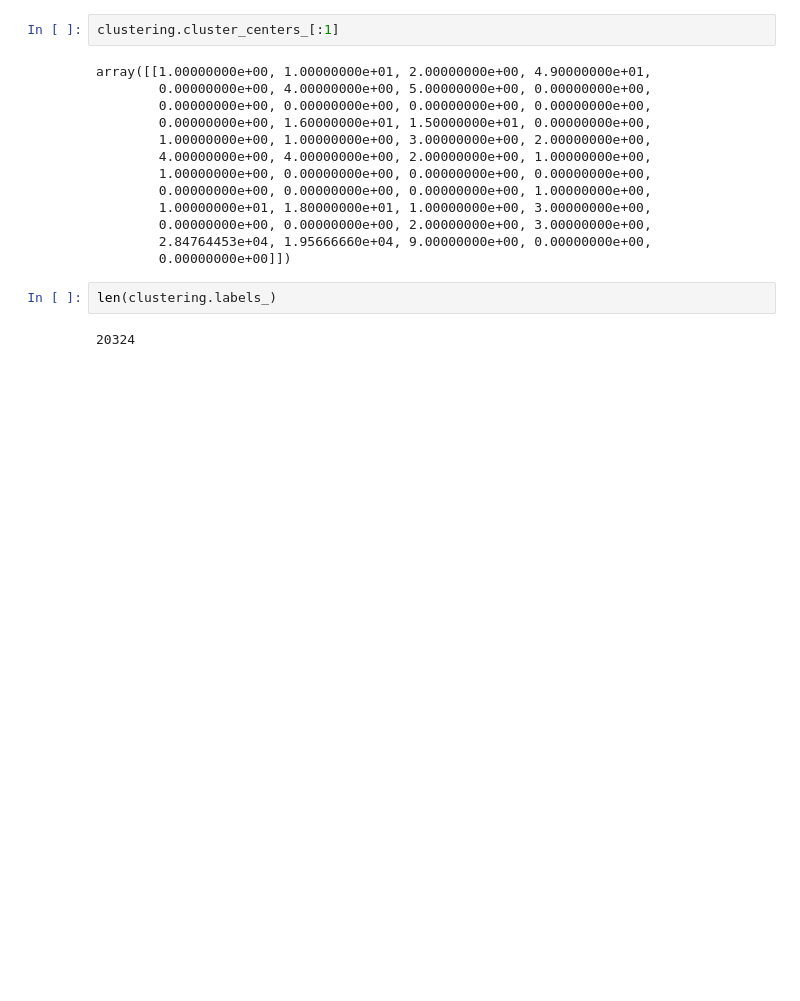
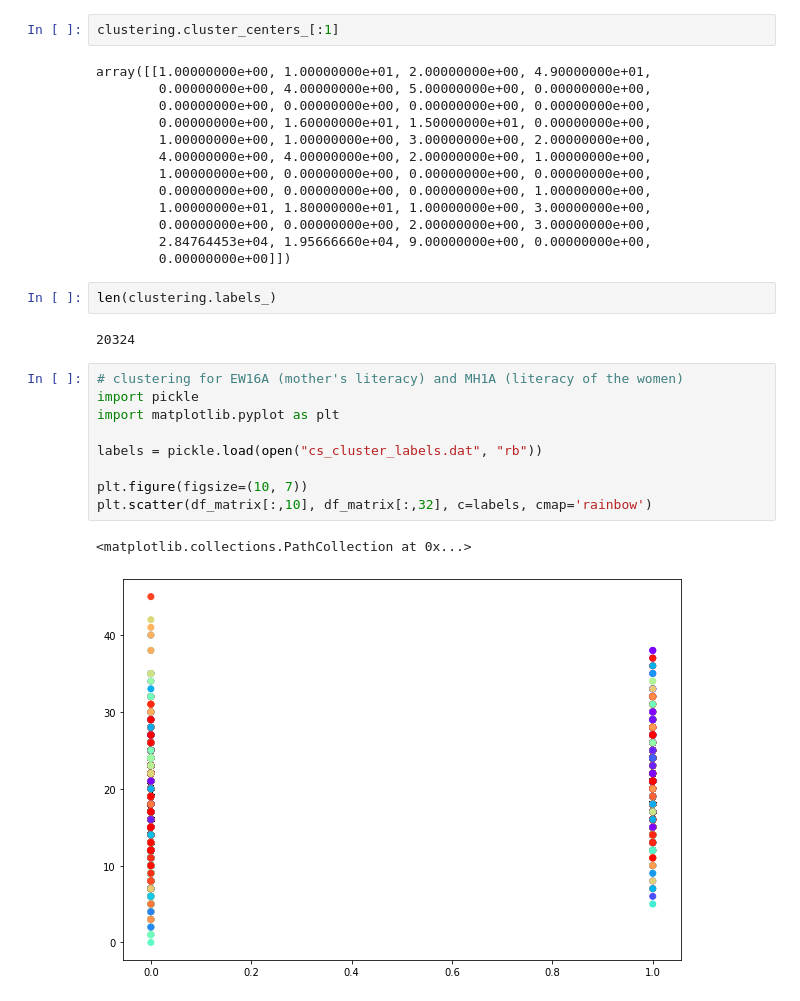
Before and after one commit to NaiduMarineni/virago, a Jupyter notebook: Virago_clustering.ipynb, the cells around one changed output. Saved outputs shown, nothing was run; the diff lists cells and outputs as text; blank space fills up the shorter version.

Commit message:
Affinity clustering with viz

```diff
--- a/Virago_clustering.ipynb
+++ b/Virago_clustering.ipynb
@@ -76,3 +76,15 @@ array([[1.00000000e+00, 1.00000000e+01, 2.00000000e+00, 4.90000000e+01,
 len(clustering.labels_)
 # %% [output]
 20324
+# %%
+# clustering for EW16A (mother's literacy) and MH1A (literacy of the women)
+import pickle
+import matplotlib.pyplot as plt
+
+labels = pickle.load(open("cs_cluster_labels.dat", "rb"))
+
+plt.figure(figsize=(10, 7))
+plt.scatter(df_matrix[:,10], df_matrix[:,32], c=labels, cmap='rainbow')
+# %% [output]
+<matplotlib.collections.PathCollection at 0x...>
+[figure, added]
```
